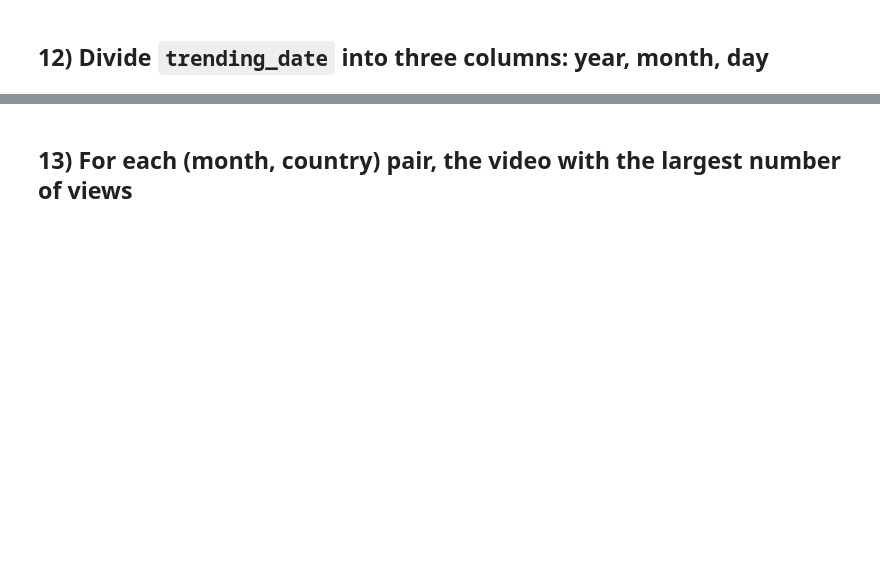
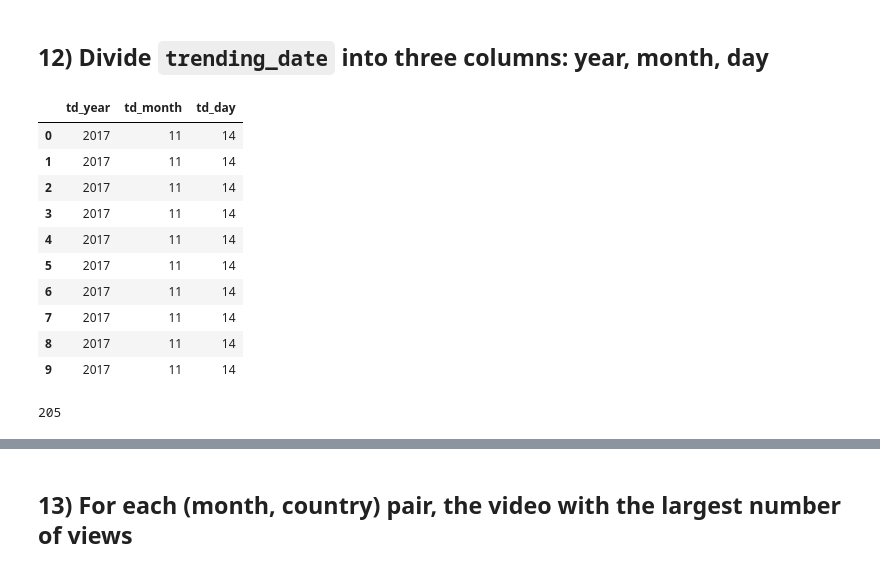
Before and after one commit to hseiinshamas/youtube-trending-analysis-2025, a Jupyter notebook: YouTube_Project_Steps1-15.ipynb, the cells around one changed output, grey strips where cells are left out. Cells and saved outputs as stored; diff of their text form; code cells hidden in the pictures; blank space fills up the shorter version.

```diff
--- a/YouTube_Project_Steps1-15.ipynb
+++ b/YouTube_Project_Steps1-15.ipynb
@@ -252,13 +281,7 @@ top_tags
 
 We use `like_ratio` computed earlier. We compute mean per (tag, country) pair.
 # %%
-# use tags_exploded (where each row is a tag instance) and compute average like_ratio per tag-country
-tag_country = tags_exploded.copy()  # work on a copy
-
-# remove rows where like_ratio is NaN (no dislikes info)
-tag_country = tag_country[tag_country['like_ratio'].notna()]
-
-# compute mean like_ratio per (tag, country)
-tag_country_ratio = tag_country.groupby(['tags_split','country'], as_index=False)['like_ratio'].mean().sort_values(['tags_split','country'])
-
-tag_country_ratio.head(20)
+youtube["tags_split"] = youtube["tags"].str.split("|")
+tags_country = youtube.explode("tags_split")
+tag_country_ratio = tags_country.groupby(["tags_split", "country"])["like_ratio"].mean().reset_index()
+tag_country_ratio.head()
@@ -278,8 +325,25 @@ top_video_per_day[['trending_date','country','video_id','title','views']].head(1
 # %%
 # trending_date format is 'yy.dd.mm' (string). We'll split into three columns
 youtube['trending_date'] = youtube['trending_date'].astype(str)  # ensure string type
 youtube[['td_year','td_day','td_month']] = youtube['trending_date'].str.split('.', expand=True)  # split into 3 parts
 
 # convert to numeric and sensible names
 youtube['td_year'] = '20' + youtube['td_year'].astype(str)  # make full year e.g. '17' -> '2017'
-youtube[['td_year','td_month','td_day']].head(5)
+youtube[['td_year','td_month','td_day']].head(10)
+# %% [output]
+|  | td_year | td_month | td_day |
+| 0 | 2017 | 11 | 14 |
+| 1 | 2017 | 11 | 14 |
+| 2 | 2017 | 11 | 14 |
+| 3 | 2017 | 11 | 14 |
+| 4 | 2017 | 11 | 14 |
+| 5 | 2017 | 11 | 14 |
+| 6 | 2017 | 11 | 14 |
+| 7 | 2017 | 11 | 14 |
+| 8 | 2017 | 11 | 14 |
+| 9 | 2017 | 11 | 14 |
+# %%
+#something is weird, lets check for the unique dates:
+youtube['trending_date'].nunique()
+# %% [output]
+205
```
Also changed, not shown: parts of 14 cells of this notebook.
